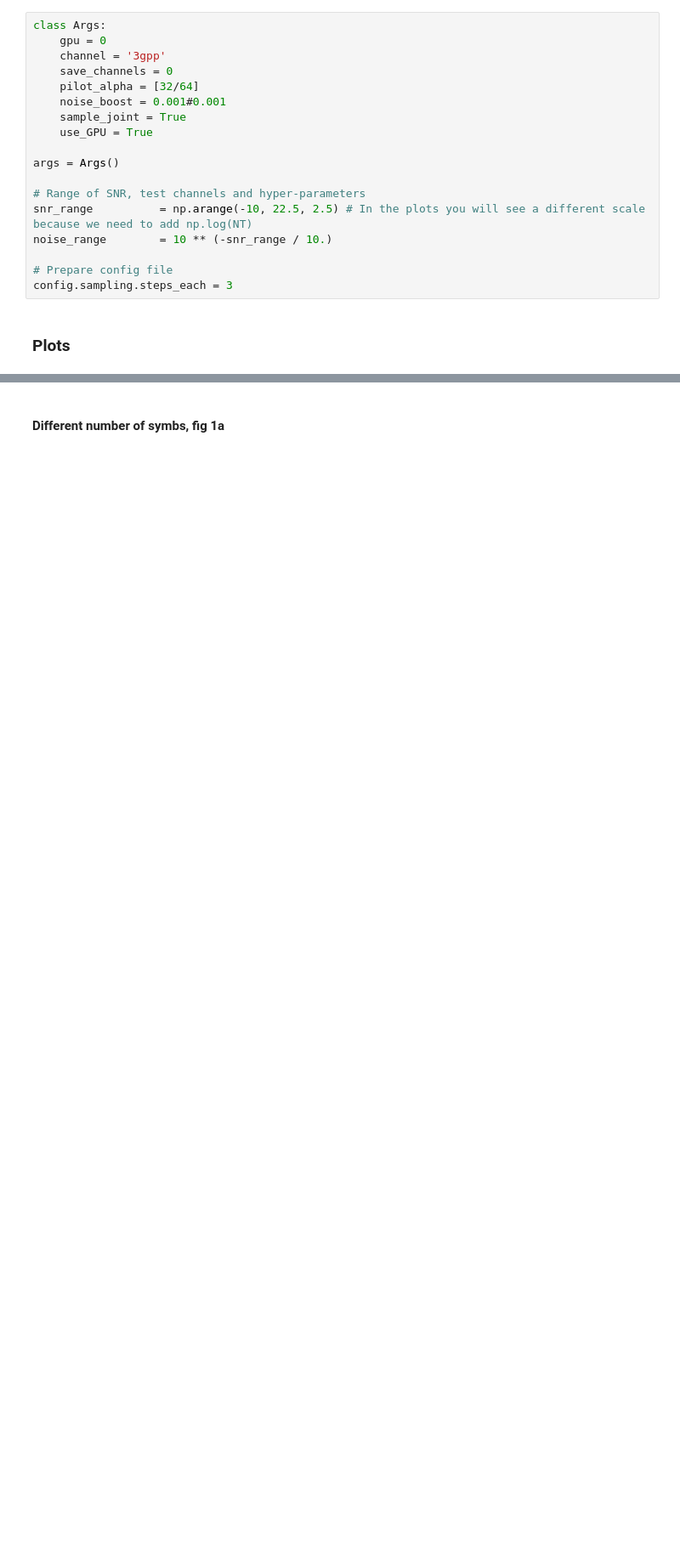
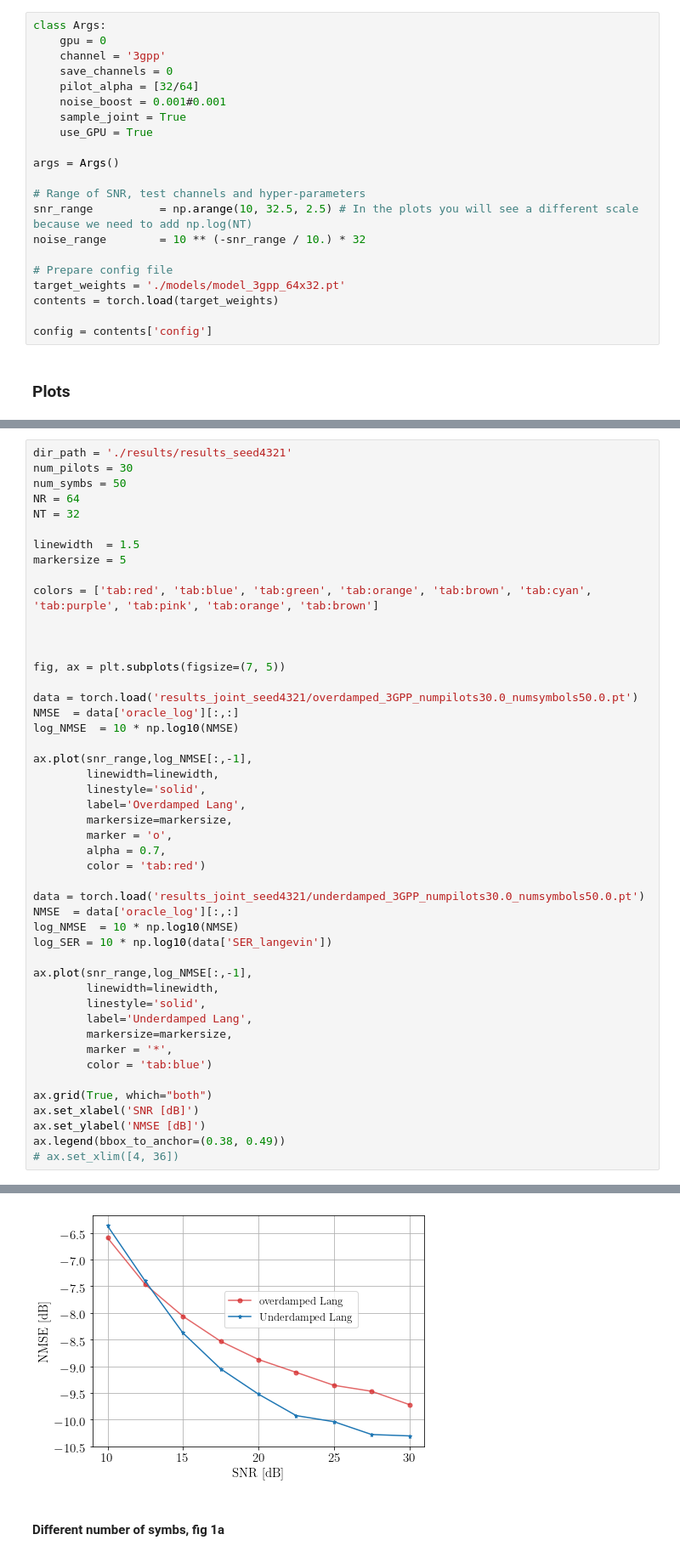
Before and after one commit to nzilberstein/joint-score-based-channel, a Jupyter notebook: generate_plots.ipynb, the cells around one changed output, grey strips where cells are left out. Shown at 85% size. Drawn from its saved outputs; the diff is of its cells as text; blank space fills up the shorter version.

```diff
--- a/generate_plots.ipynb
+++ b/generate_plots.ipynb
@@ -48,10 +48,13 @@ class Args:
 args = Args()
 
 # Range of SNR, test channels and hyper-parameters
-snr_range          = np.arange(-10, 22.5, 2.5) # In the plots you will see a different scale because we need to add np.log(NT)
-noise_range        = 10 ** (-snr_range / 10.)
+snr_range          = np.arange(10, 32.5, 2.5) # In the plots you will see a different scale because we need to add np.log(NT)
+noise_range        = 10 ** (-snr_range / 10.) * 32
 
 # Prepare config file
-config.sampling.steps_each = 3
+target_weights = './models/model_3gpp_64x32.pt'
+contents = torch.load(target_weights)
+
+config = contents['config']
 # %% [markdown]
 ### Plots
@@ -57,0 +63,48 @@ config.sampling.steps_each = 3
+# %%
+dir_path = './results/results_seed4321'
+num_pilots = 30
+num_symbs = 50
+NR = 64
+NT = 32
+
+linewidth  = 1.5
+markersize = 5
+
+colors = ['tab:red', 'tab:blue', 'tab:green', 'tab:orange', 'tab:brown', 'tab:cyan', 'tab:purple', 'tab:pink', 'tab:orange', 'tab:brown']
+
+
+
+fig, ax = plt.subplots(figsize=(7, 5))
+
+data = torch.load('results_joint_seed4321/overdamped_3GPP_numpilots30.0_numsymbols50.0.pt')
+NMSE  = data['oracle_log'][:,:]
+log_NMSE  = 10 * np.log10(NMSE)
+
+ax.plot(snr_range,log_NMSE[:,-1],
+        linewidth=linewidth,
+        linestyle='solid',
+        label='Overdamped Lang',
+        markersize=markersize,
+        marker = 'o',
+        alpha = 0.7,
+        color = 'tab:red')
+
+data = torch.load('results_joint_seed4321/underdamped_3GPP_numpilots30.0_numsymbols50.0.pt')
+NMSE  = data['oracle_log'][:,:]
+log_NMSE  = 10 * np.log10(NMSE)
+log_SER = 10 * np.log10(data['SER_langevin'])
+
+ax.plot(snr_range,log_NMSE[:,-1],
+        linewidth=linewidth,
+        linestyle='solid',
+        label='Underdamped Lang',
+        markersize=markersize,
+        marker = '*',
+        color = 'tab:blue')
+
+ax.grid(True, which="both")
+ax.set_xlabel('SNR [dB]')
+ax.set_ylabel('NMSE [dB]')
+ax.legend(bbox_to_anchor=(0.38, 0.49))
+# ax.set_xlim([4, 36])
+# %% [output]
@@ -58,3 +112,4 @@ config.sampling.steps_each = 3
+[figure, added]
 # %% [markdown]
 #### Different number of symbs, fig 1a
 # %%
```
Also changed, not shown: parts of 2 cells of this notebook, 7 other files.
